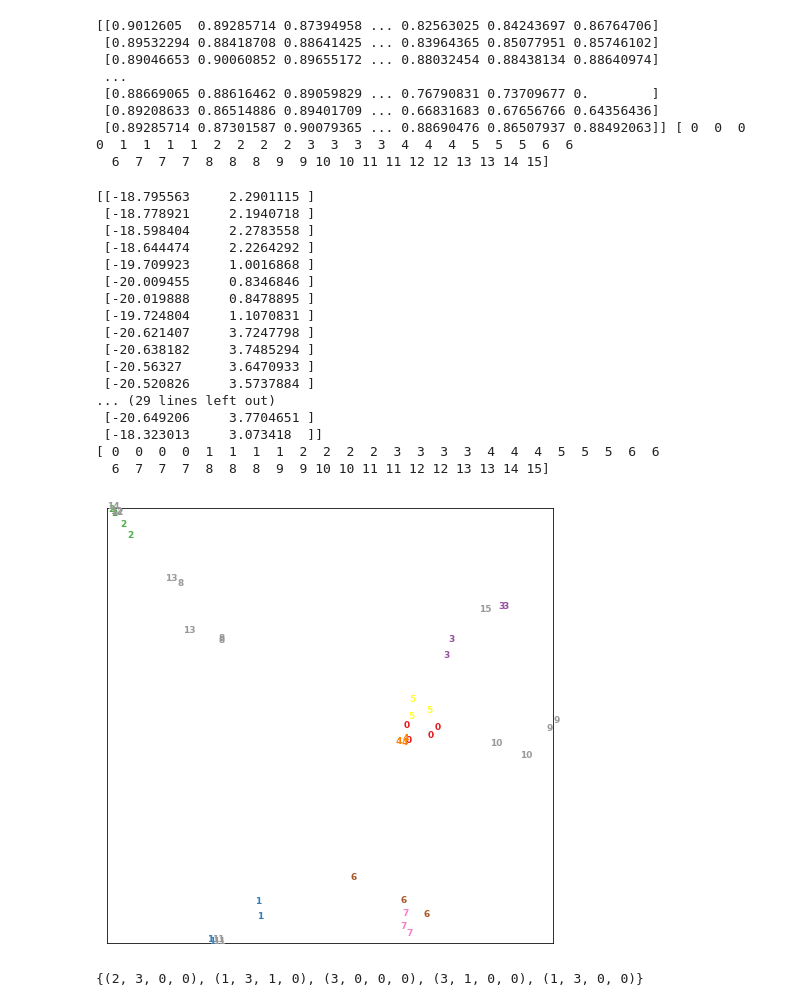
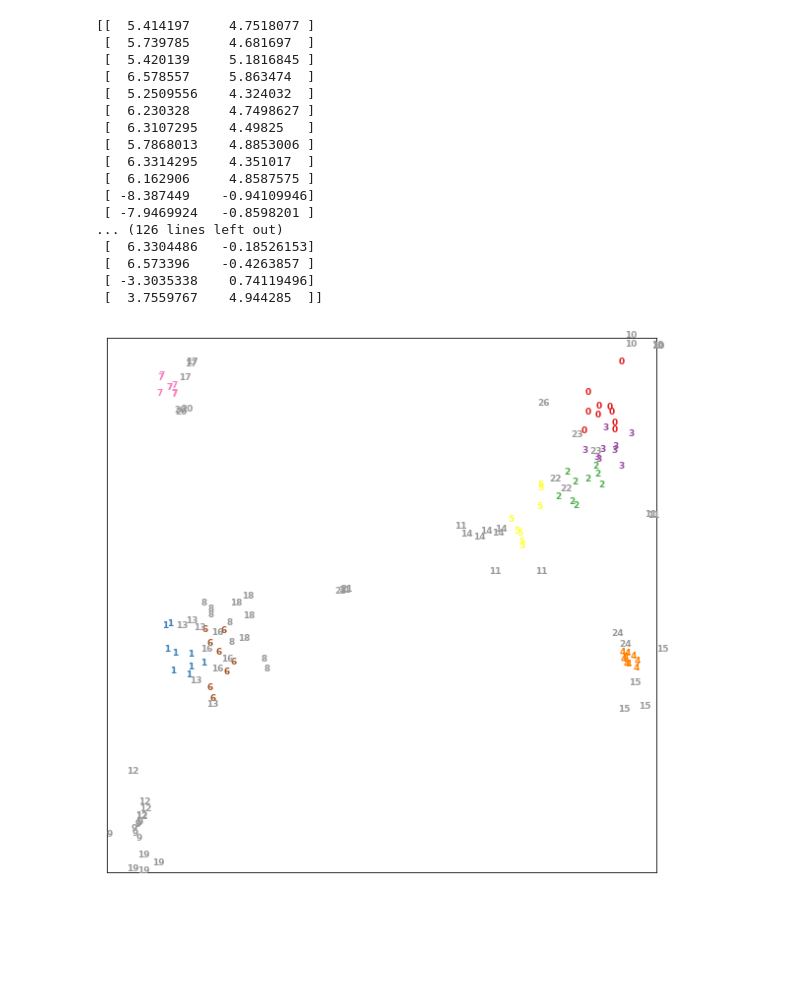
Before and after one commit to JeterHwang/guide-tree, a Jupyter notebook: guideTree-python/visualize.ipynb, the cells around one changed output. Cells and saved outputs as stored; diff of their text form; code cells hidden in the pictures; blank space fills up the shorter version.

```diff
--- a/guideTree-python/visualize.ipynb
+++ b/guideTree-python/visualize.ipynb
@@ -34,53 +34,39 @@ device = torch.device(deviceType)
 with open(numpyckpt, 'rb') as f:
     X = np.load(f)
     Y = np.load(f)
-print(X, Y)
+    Z = np.load(f)
+
 X_embedded = manifold.TSNE(n_components=2, learning_rate='auto', init='random').fit_transform(X)
-# %% [output]
-[[0.9012605  0.89285714 0.87394958 ... 0.82563025 0.84243697 0.86764706]
- [0.89532294 0.88418708 0.88641425 ... 0.83964365 0.85077951 0.85746102]
- [0.89046653 0.90060852 0.89655172 ... 0.88032454 0.88438134 0.88640974]
- ...
- [0.88669065 0.88616462 0.89059829 ... 0.76790831 0.73709677 0.        ]
- [0.89208633 0.86514886 0.89401709 ... 0.66831683 0.67656766 0.64356436]
- [0.89285714 0.87301587 0.90079365 ... 0.88690476 0.86507937 0.88492063]] [ 0  0  0  0  1  1  1  1  2  2  2  2  3  3  3  3  4  4  4  5  5  5  6  6
-  6  7  7  7  8  8  8  9  9 10 10 11 11 12 12 13 13 14 15]
 # %%
 print(X_embedded)
-print(Y)
 # %% [output]
-[[-18.795563     2.2901115 ]
- [-18.778921     2.1940718 ]
- [-18.598404     2.2783558 ]
- [-18.644474     2.2264292 ]
- [-19.709923     1.0016868 ]
- [-20.009455     0.8346846 ]
- [-20.019888     0.8478895 ]
- [-19.724804     1.1070831 ]
- [-20.621407     3.7247798 ]
- [-20.638182     3.7485294 ]
- [-20.56327      3.6470933 ]
- [-20.520826     3.5737884 ]
-... (29 lines left out)
- [-20.649206     3.7704651 ]
- [-18.323013     3.073418  ]]
-[ 0  0  0  0  1  1  1  1  2  2  2  2  3  3  3  3  4  4  4  5  5  5  6  6
-  6  7  7  7  8  8  8  9  9 10 10 11 11 12 12 13 13 14 15]
+[[  5.414197     4.7518077 ]
+ [  5.739785     4.681697  ]
+ [  5.420139     5.1816845 ]
+ [  6.578557     5.863474  ]
+ [  5.2509556    4.324032  ]
+ [  6.230328     4.7498627 ]
+ [  6.3107295    4.49825   ]
+ [  5.7868013    4.8853006 ]
+ [  6.3314295    4.351017  ]
+ [  6.162906     4.8587575 ]
+ [ -8.387449    -0.94109946]
+ [ -7.9469924   -0.8598201 ]
+... (126 lines left out)
+ [  6.3304486   -0.18526153]
+ [  6.573396    -0.4263857 ]
+ [ -3.3035338    0.74119496]
+ [  3.7559767    4.944285  ]]
 # %%
 #Data Visualization
 x_min, x_max = X_embedded.min(0), X_embedded.max(0)
 X_norm = (X_embedded - x_min) / (x_max - x_min)  #Normalize
-plt.figure(figsize=(8, 8))
+plt.figure(figsize=(10, 10))
 for i in range(X_norm.shape[0]):
     plt.text(X_norm[i, 0], X_norm[i, 1], str(Y[i]), color=plt.cm.Set1(Y[i]),
              fontdict={'weight': 'bold', 'size': 9})
 plt.xticks([])
 plt.yticks([])
 plt.show()
 # %% [output]
-[figure, old version]
+[figure, new version]
-# %%
-a = set([(1, 3, 1, 0), (3, 1, 0, 0), (2, 3, 0, 0), (3, 0, 0, 0), (1, 3, 0, 0)])
-print(a)
-# %% [output]
-{(2, 3, 0, 0), (1, 3, 1, 0), (3, 0, 0, 0), (3, 1, 0, 0), (1, 3, 0, 0)}
```
Also changed, not shown: parts of 1 cell of this notebook, 19 other files.
